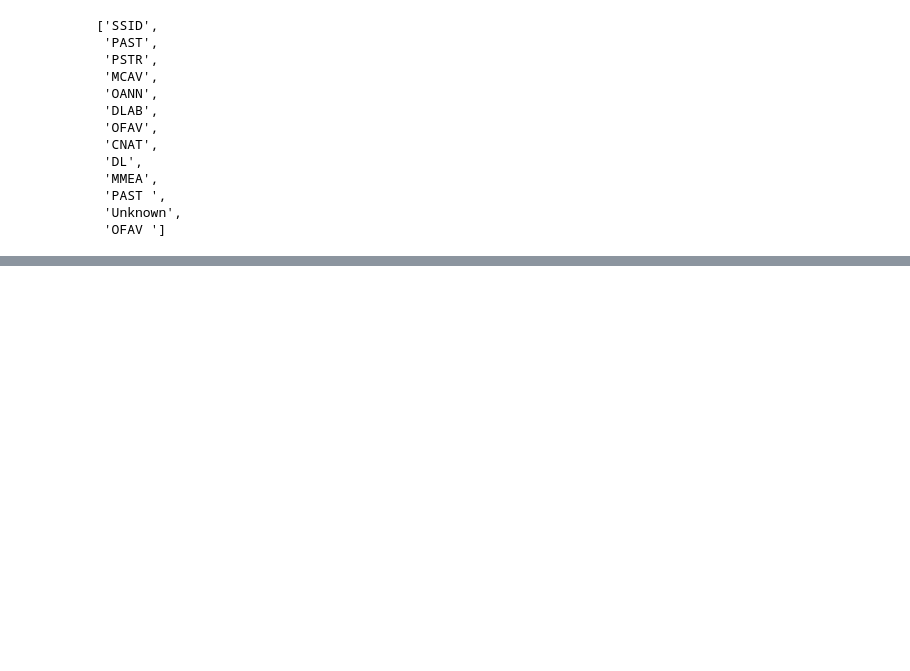
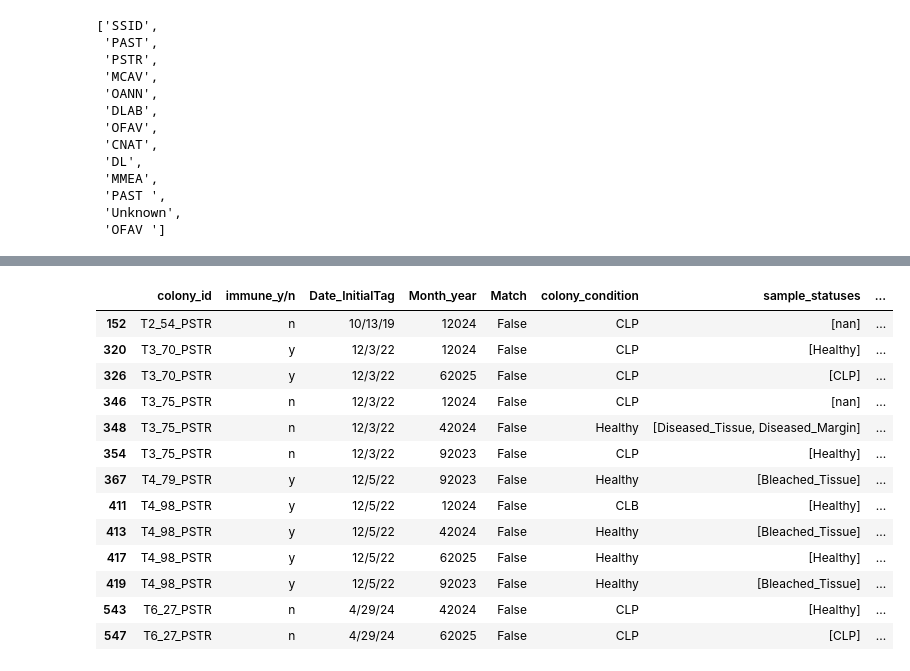
Before and after one commit to brookewicz/Code_notebook, a Jupyter notebook: QA_QC/SampleData/BleachedSamples.ipynb, the cells around one changed output, grey strips where cells are left out. Cells and saved outputs as stored; diff of their text form; code cells hidden in the pictures; blank space fills up the shorter version.

```diff
--- a/QA_QC/SampleData/BleachedSamples.ipynb
+++ b/QA_QC/SampleData/BleachedSamples.ipynb
@@ -258,0 +312,17 @@ false_matches['PAST']
+# %%
+false_matches['PSTR']
+# %% [output]
+|  | colony_id | immune_y/n | Date_InitialTag | Month_year | Match | colony_condition | sample_statuses | ... |
+| 152 | T2_54_PSTR | n | 10/13/19 | 12024 | False | CLP | [nan] | ... |
+| 320 | T3_70_PSTR | y | 12/3/22 | 12024 | False | CLP | [Healthy] | ... |
+| 326 | T3_70_PSTR | y | 12/3/22 | 62025 | False | CLP | [CLP] | ... |
+| 346 | T3_75_PSTR | n | 12/3/22 | 12024 | False | CLP | [nan] | ... |
+| 348 | T3_75_PSTR | n | 12/3/22 | 42024 | False | Healthy | [Diseased_Tissue, Diseased_Margin] | ... |
+| 354 | T3_75_PSTR | n | 12/3/22 | 92023 | False | CLP | [Healthy] | ... |
+| 367 | T4_79_PSTR | y | 12/5/22 | 92023 | False | Healthy | [Bleached_Tissue] | ... |
+| 411 | T4_98_PSTR | y | 12/5/22 | 12024 | False | CLB | [Healthy] | ... |
+| 413 | T4_98_PSTR | y | 12/5/22 | 42024 | False | Healthy | [Bleached_Tissue] | ... |
+| 417 | T4_98_PSTR | y | 12/5/22 | 62025 | False | Healthy | [Healthy] | ... |
+| 419 | T4_98_PSTR | y | 12/5/22 | 92023 | False | Healthy | [Bleached_Tissue] | ... |
+| 543 | T6_27_PSTR | n | 4/29/24 | 42024 | False | CLP | [Healthy] | ... |
+| 547 | T6_27_PSTR | n | 4/29/24 | 62025 | False | CLP | [CLP] | ... |
```
Also changed, not shown: parts of 13 cells of this notebook.
